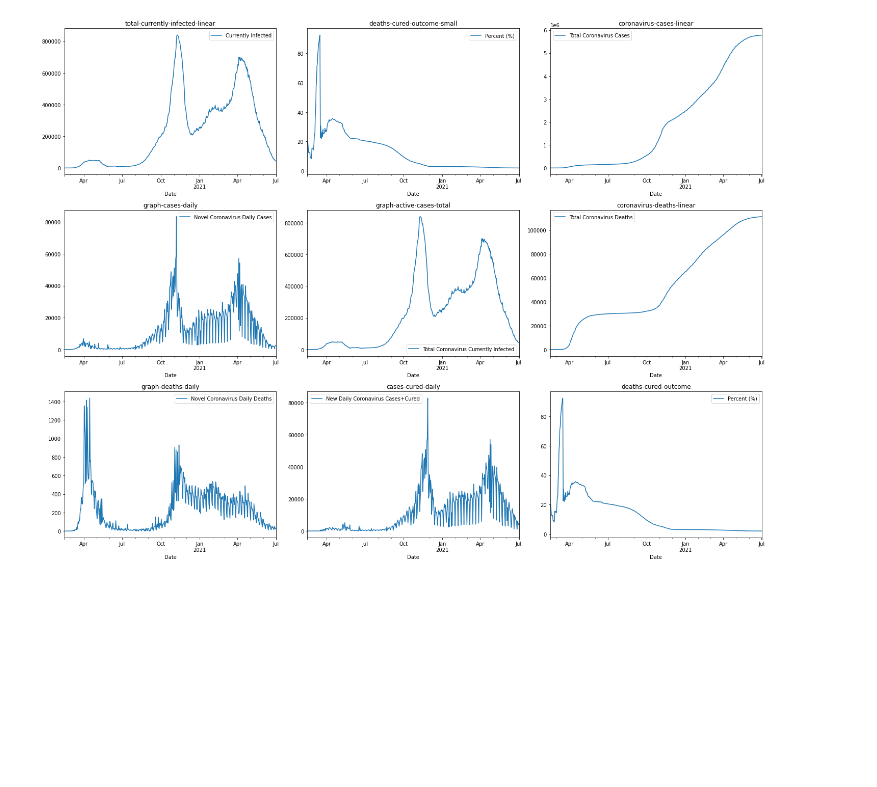
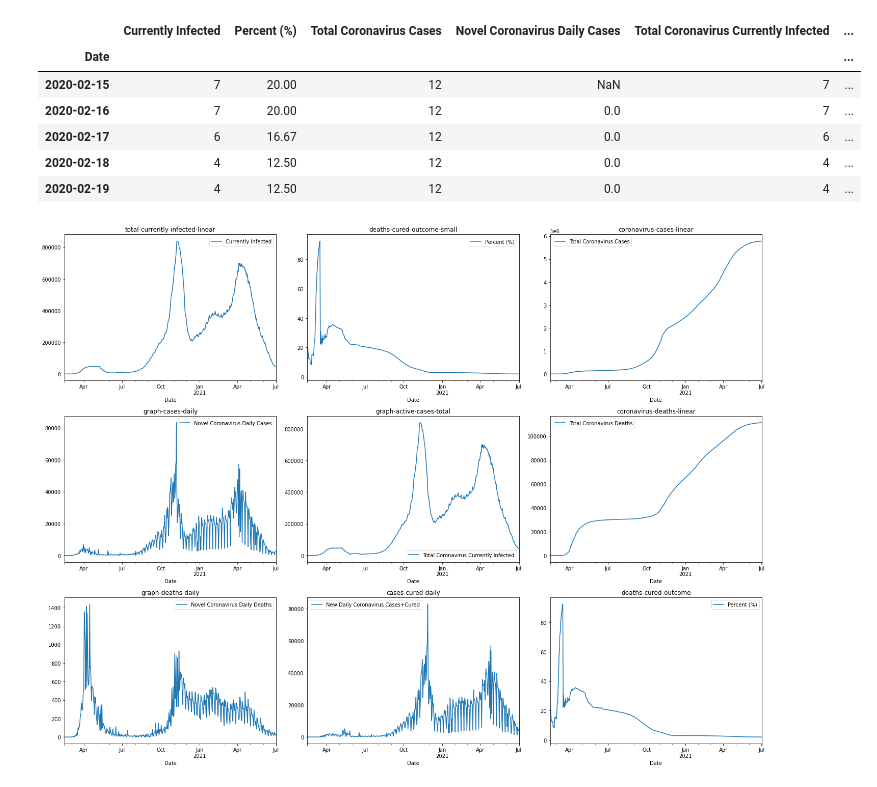
Before and after one commit to selam88/mirror_gitlab_app, a Jupyter notebook: notebooks/first_notebook.ipynb, the cells around one changed output. Drawn from its saved outputs; the diff is of its cells as text; code cells hidden in the pictures; blank space fills up the shorter version.

```diff
--- a/notebooks/first_notebook.ipynb
+++ b/notebooks/first_notebook.ipynb
@@ -31,2 +53,13 @@ plt
+# %%
+
+data.head()
+# %% [output]
+|  | Currently Infected | Percent (%) | Total Coronavirus Cases | Novel Coronavirus Daily Cases | Total Coronavirus Currently Infected | ... |
+| Date |  |  |  |  |  | ... |
+| 2020-02-15 | 7 | 20.00 | 12 | NaN | 7 | ... |
+| 2020-02-16 | 7 | 20.00 | 12 | 0.0 | 7 | ... |
+| 2020-02-17 | 6 | 16.67 | 12 | 0.0 | 6 | ... |
+| 2020-02-18 | 4 | 12.50 | 12 | 0.0 | 4 | ... |
+| 2020-02-19 | 4 | 12.50 | 12 | 0.0 | 4 | ... |
 # %%
 import covid_daily
```
Also changed, not shown: parts of 10 cells of this notebook.
